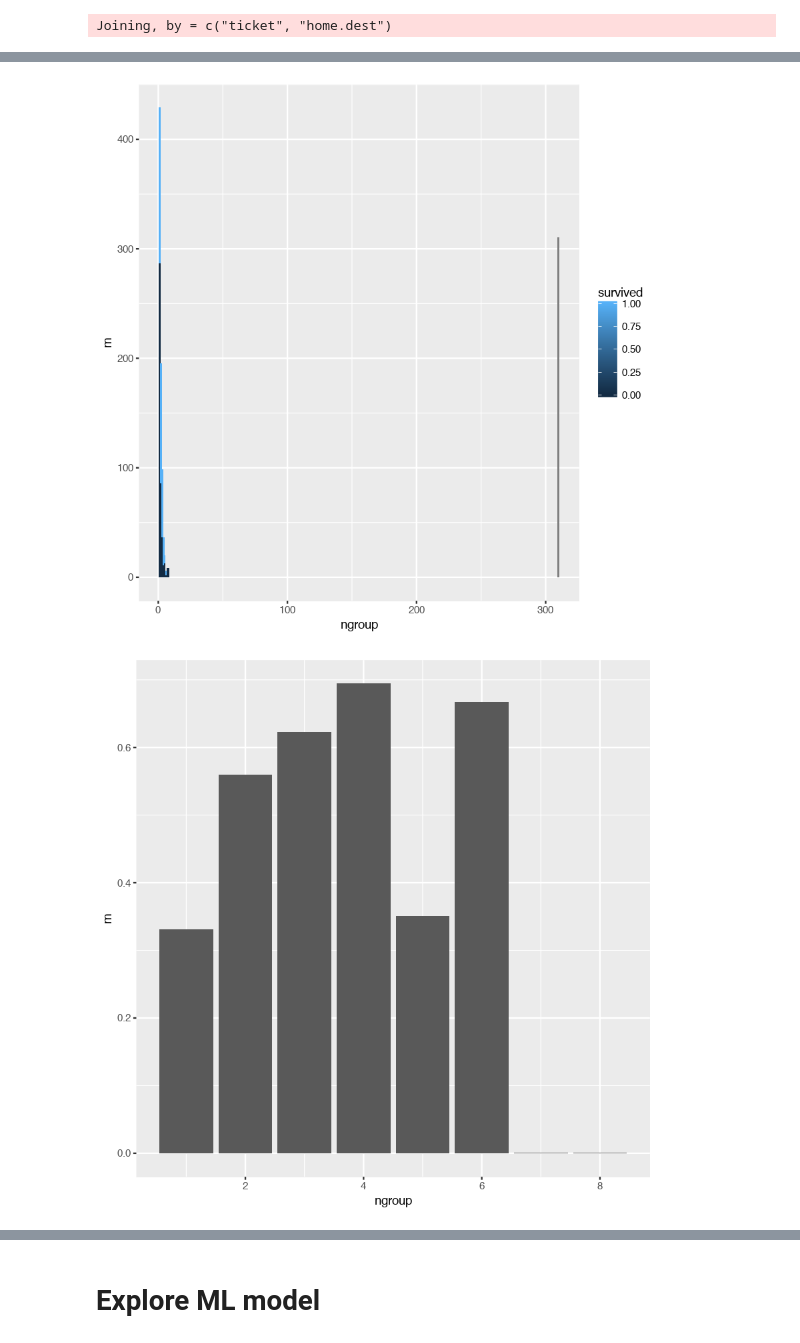
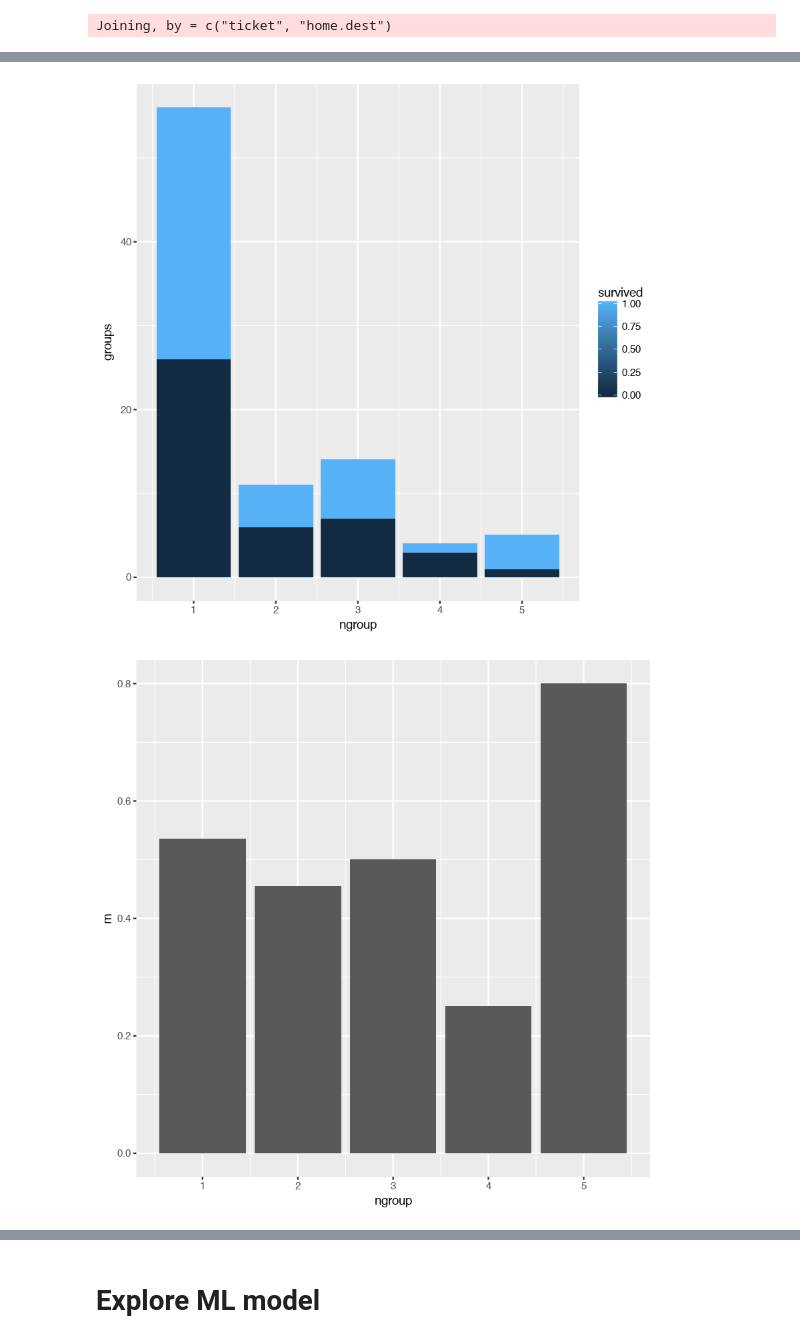
Before and after one commit to Kuanhao-Chao/CSX_RProject_Spring_2018, a Jupyter notebook: Project_3/titanic_dataset_discussion.ipynb, the cells around one changed output, grey strips where cells are left out. Saved outputs shown, nothing was run; the diff lists cells and outputs as text; code cells hidden in the pictures.

```diff
--- a/Project_3/titanic_dataset_discussion.ipynb
+++ b/Project_3/titanic_dataset_discussion.ipynb
@@ -91,11 +110,11 @@ Warning message:
 ### 3. nGroup
 # %%
 # generate first name column
-titanicTrain$name.first =
-  strsplit(titanicTrain$name,",") %>%
+titanicTrain.surv.nona$name.first =
+  strsplit(titanicTrain.surv.nona$name,",") %>%
   do.call(rbind,.) %>% .[,1]
 
-titanicTrain %>% group_by(name.first) %>% summarise(m=n()) %>%
+titanicTrain.surv.nona %>% group_by(name.first) %>% summarise(m=n()) %>%
   arrange(desc(m)) %>% head(10) %>%
   ggplot(mapping = aes(name.first,m)) + geom_col()
 # %% [output]
@@ -122,19 +149,16 @@ Joining, by = c("ticket", "home.dest")
 # %%
 # generate ngroup
-titanicTrain$index = 1:nrow(titanicTrain)
-df1 = titanicTrain %>% filter(ticket.group == name.group) %>%
+titanicTrain.surv.nona$index = 1:nrow(titanicTrain.surv.nona)
+df1 = titanicTrain.surv.nona %>% filter(ticket.group == (name.group | home.group)) %>%
   mutate(ngroup = ticket.group) %>% select(index,ngroup)
 
-df2 = titanicTrain %>% filter(ticket.group == home.group) %>%
-  mutate(ngroup = ticket.group) %>% select(index,ngroup)
-
-df3 = titanicTrain %>% filter((ticket.group != home.group)&(name.group == home.group)) %>%
+df2 = titanicTrain.surv.nona %>% filter((ticket.group != home.group)&(name.group == home.group)) %>%
   mutate(ngroup = name.group) %>% select(index,ngroup)
 
-df4 = df1 %>% full_join(df2) %>% full_join(df3)
+df3 = df1 %>% full_join(df2)
 
-titanicTrain %<>% left_join(df4)
-titanicTrain %>% View
+titanicTrain.surv.nona %<>% left_join(df3)
+#titanicTrain.surv.nona %>% View
 # %% [output]
 Joining, by = c("index", "ngroup")
 Joining, by = c("index", "ngroup")
@@ -143,10 +165,6 @@ ERROR: Error in View(.): ‘View()’ not yet supported in the Jupyter R kernel
 # %%
 # test ngroup
-titanicTrain %>% filter(!is.na(ngroup)) %>%
-  group_by(ngroup,survived) %>% summarise(m=n()) %>%
-  ggplot(mapping = aes(ngroup,m,fill = survived)) + geom_col()
-
-titanicTrain %>% filter(!is.na(ngroup)) %>%
-  group_by(ngroup) %>% summarise(m=sum(survived)/length(ngroup)) %>%
-  ggplot(mapping = aes(ngroup,m)) + geom_col()
+titanicTrain.surv.nona %>% filter(!is.na(ngroup)) %>%
+  group_by(ngroup,survived) %>% summarise(groups=n()) %>%
+  ggplot(mapping = aes(ngroup,groups,fill = survived)) + geom_col()
 # %% [output]
@@ -155,2 +171,7 @@ Warning message:
-[figure, old version]
+[figure, new version]
-[figure, removed]
+# %%
+titanicTrain.surv.nona %>% filter(!is.na(ngroup)) %>%
+  group_by(ngroup) %>% summarise(m=sum(survived)/length(ngroup)) %>%
+  ggplot(mapping = aes(ngroup,m)) + geom_col()
+# %% [output]
+[figure, added]
```
Also changed, not shown: parts of 16 cells of this notebook, 7 other files.
